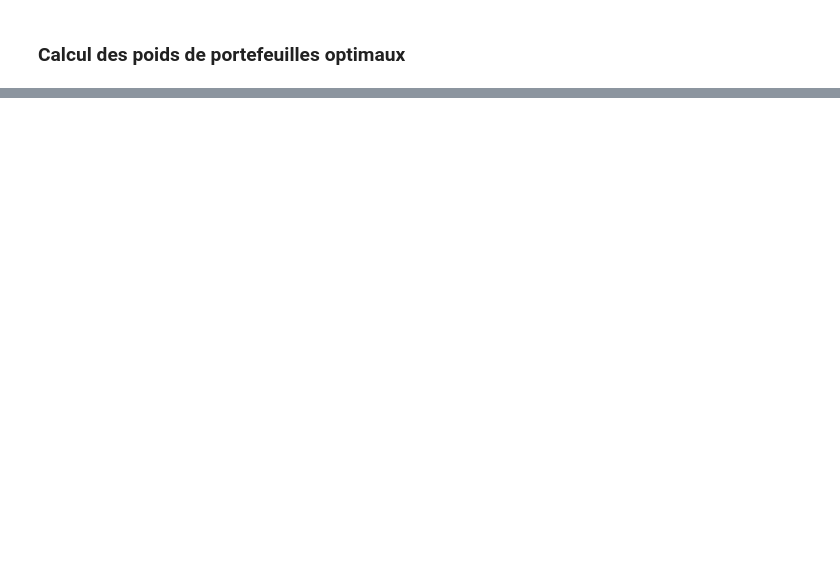
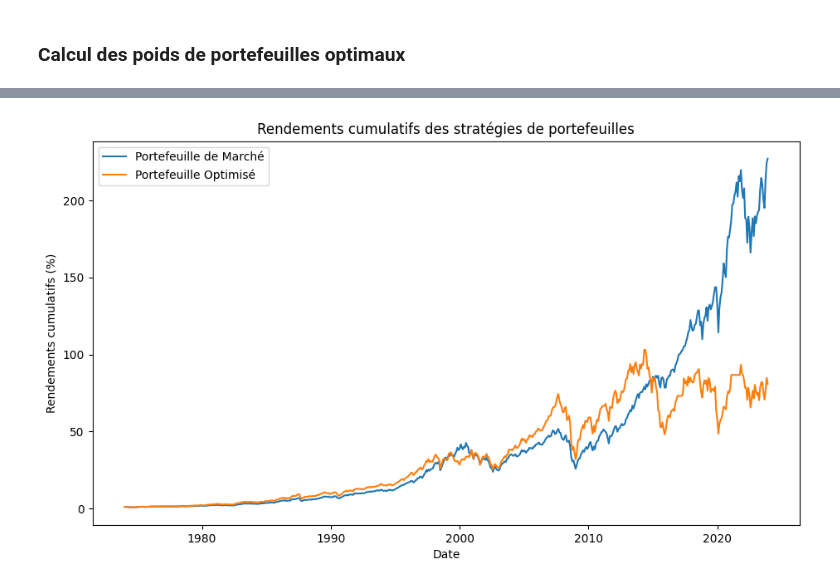
Before and after one commit to ThomasDeConinck/Gestion-de-Portefeuille-Devoir-2, a Jupyter notebook: Partie C/Partie C TP2.ipynb, the cells around one changed output, grey strips where cells are left out. Saved outputs shown, nothing was run; the diff lists cells and outputs as text; code cells hidden in the pictures; blank space fills up the shorter version.

```diff
--- a/Partie C/Partie C TP2.ipynb
+++ b/Partie C/Partie C TP2.ipynb
@@ -692,0 +635,3 @@ Ratio de Sharpe du portefeuille optimisé avec theta : 0.11795088045442405
+# %%
+opt_weights_monthly      = calculate_optimized_weights_monthly(mkt_weights, MC_standardized, BM_standardized, MOM_standardized, optimal_thetas)
+opt_weights_monthly
@@ -692,0 +719,2 @@ Ratio de Sharpe du portefeuille optimisé avec theta : 0.11795088045442405
+# %%
+optimized_port_returns, market_port_returns  =  calculate_portfolio_returns(opt_weights_monthly, mkt_weights, returns)
@@ -692,0 +866,42 @@ Ratio de Sharpe du portefeuille optimisé avec theta : 0.11795088045442405
+# %%
+def plot_cumulative_returns(df, strategies):
+    """
+    Cette fonction trace les rendements cumulatifs pour les stratégies de portefeuilles spécifiées.
+
+    Parameters:
+    - df: DataFrame contenant les données de rendement.
+    - strategies: Liste des stratégies à utiliser dans le tracé des rendements cumulatifs.
+    """
+
+    # Définir la taille de la figure à tracer
+    plt.figure(figsize=(11,6))
+
+    # Boucle sur chaque stratégie de portefeuille pour tracer les rendements cumulatifs
+    for strategy in strategies:
+        # Récupérer les rendements de la stratégie
+        mensual_returns = df[strategy]
+
+        # Convertir les pourcentages en décimales et ajouter 1
+        adjusted_returns = mensual_returns + 1
+
+        # Calculer les retours cumulatifs avec la fonction cumprod() qui fait le produit cumulatif des returns mensuels
+        cumulative_returns = adjusted_returns.cumprod()
+
+        # Tracer les rendements cumulatifs pour chaque stratégie
+        plt.plot(cumulative_returns.index, cumulative_returns, label=strategy)
+
+    plt.title('Rendements cumulatifs des stratégies de portefeuilles')
+    plt.xlabel('Date')
+    plt.ylabel('Rendements cumulatifs (%)')
+    plt.legend()
+    plt.show()
+# %%
+# Appeler la fonction plot_cumulative_returns avec les rendements cumulatifs des portefeuilles de marché et optimisé
+strategies = [ 'Portefeuille de Marché', 'Portefeuille Optimisé']
+
+plot_cumulative_returns({
+    'Portefeuille Optimisé': optimized_port_returns,
+    'Portefeuille de Marché': market_port_returns
+}, strategies)
+# %% [output]
+[figure, added]
```
Also changed, not shown: parts of 34 cells of this notebook, 2 other files.
